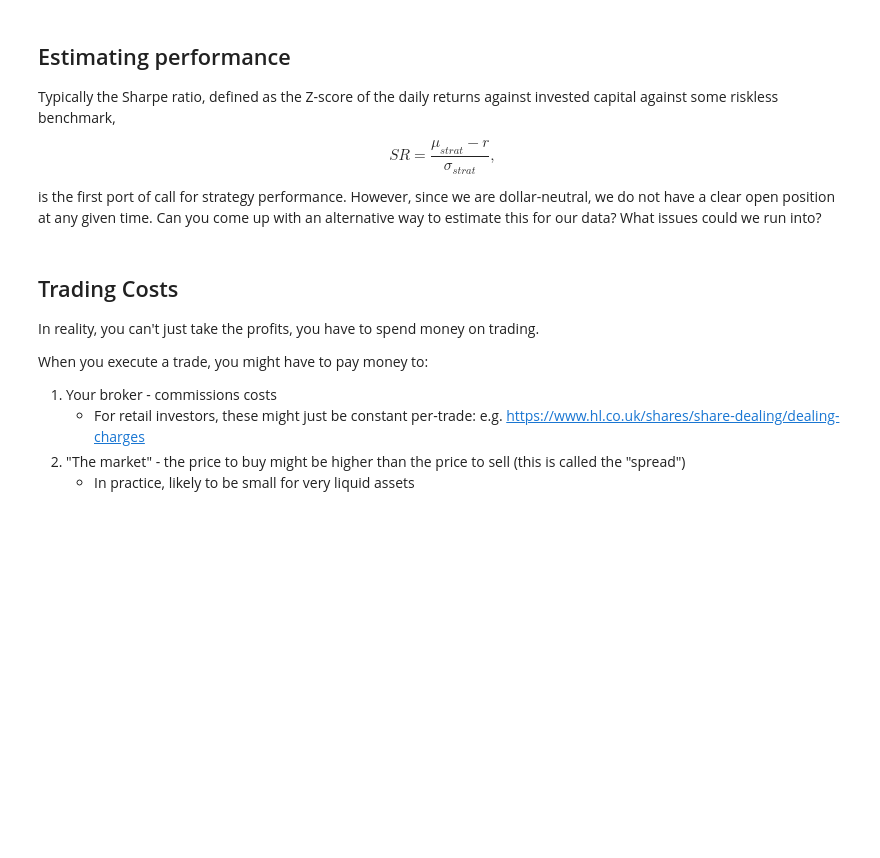
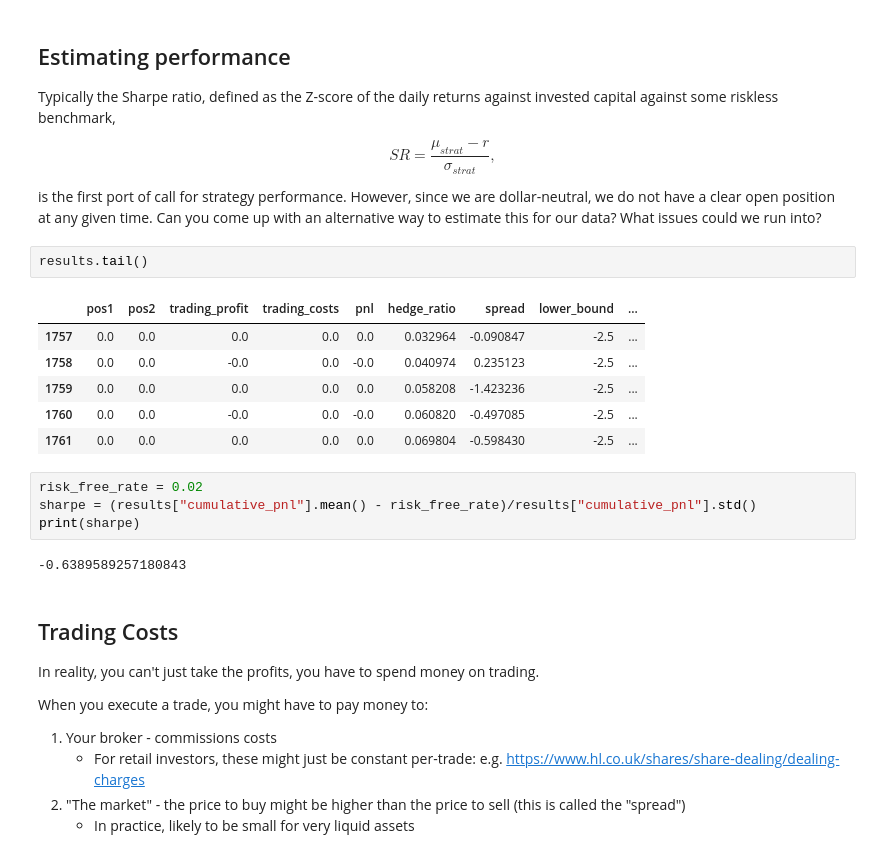
Before and after one commit to C-Kitching/G-Research-Stats-Insights, a Jupyter notebook: TradingProblems.ipynb, the cells around one changed output. Saved outputs shown, nothing was run; the diff lists cells and outputs as text; blank space fills up the shorter version.

```diff
--- a/TradingProblems.ipynb
+++ b/TradingProblems.ipynb
@@ -227,6 +288,21 @@ Typically the Sharpe ratio, defined as the Z-score of the daily returns against
 $$ SR = \frac{\mu_{strat}-r}{\sigma_{strat}},$$
 
 is the first port of call for strategy performance. However, since we are dollar-neutral, we do not have a clear open position at any given time. Can you come up with an alternative way to estimate this for our data? What issues could we run into?
+# %%
+results.tail()
+# %% [output]
+|  | pos1 | pos2 | trading_profit | trading_costs | pnl | hedge_ratio | spread | lower_bound | ... |
+| 1757 | 0.0 | 0.0 | 0.0 | 0.0 | 0.0 | 0.032964 | -0.090847 | -2.5 | ... |
+| 1758 | 0.0 | 0.0 | -0.0 | 0.0 | -0.0 | 0.040974 | 0.235123 | -2.5 | ... |
+| 1759 | 0.0 | 0.0 | 0.0 | 0.0 | 0.0 | 0.058208 | -1.423236 | -2.5 | ... |
+| 1760 | 0.0 | 0.0 | -0.0 | 0.0 | -0.0 | 0.060820 | -0.497085 | -2.5 | ... |
+| 1761 | 0.0 | 0.0 | 0.0 | 0.0 | 0.0 | 0.069804 | -0.598430 | -2.5 | ... |
+# %%
+risk_free_rate = 0.02
+sharpe = (results["cumulative_pnl"].mean() - risk_free_rate)/results["cumulative_pnl"].std()
+print(sharpe)
+# %% [output]
+-0.6389589257180843
 # %% [markdown]
 ## Trading Costs
 
```
Also changed, not shown: parts of 9 cells of this notebook, 1 other file.
